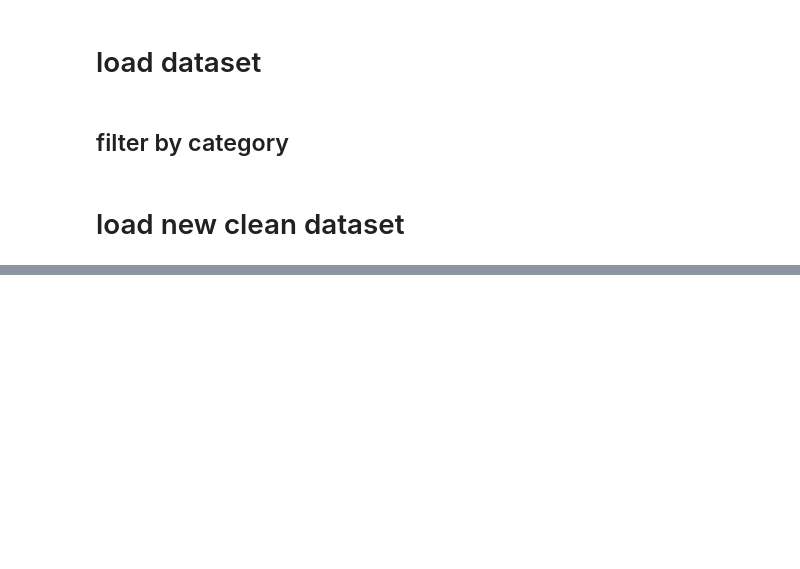
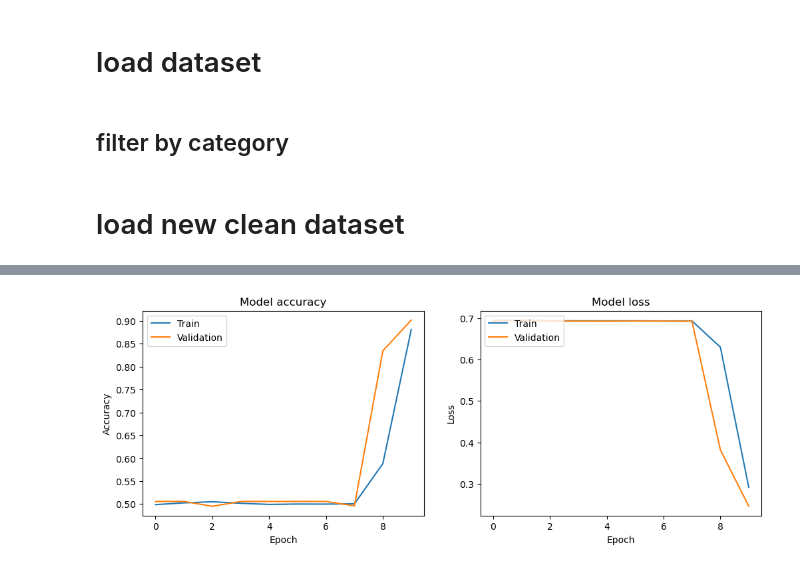
Before and after one commit to riparuk/GRMS, a Jupyter notebook: message_analyze.ipynb, the cells around one changed output, grey strips where cells are left out. Saved outputs shown, nothing was run; the diff lists cells and outputs as text; code cells hidden in the pictures; blank space fills up the shorter version.

Commit message:
clean data for training model, and succesful making model prediction for onsite and not onsite

```diff
--- a/message_analyze.ipynb
+++ b/message_analyze.ipynb
@@ -318,0 +394,4 @@ Top keywords: thank, ok, hello, nice, got, much, good, misunderstand, day, need
+# %%
+# Handle class imbalance using SMOTE
+smote = SMOTE(random_state=42)
+X_res, y_res = smote.fit_resample(X, y)
@@ -318,0 +402,4 @@ Top keywords: thank, ok, hello, nice, got, much, good, misunderstand, day, need
+# %%
+# Split data into training and testing sets
+X_train, X_test, y_train, y_test = train_test_split(X_res, y_res, test_size=0.2, random_state=42)
+len(X_train), len(X_test)
@@ -318,0 +408,9 @@ Top keywords: thank, ok, hello, nice, got, much, good, misunderstand, day, need
+# %%
+# Build LSTM model
+model = Sequential()
+model.add(Embedding(input_dim=5000, output_dim=100, input_length=200))
+model.add(LSTM(128, dropout=0.2, recurrent_dropout=0.2))
+model.add(Dense(1, activation='sigmoid'))
+
+model.compile(loss='binary_crossentropy', optimizer='adam', metrics=['accuracy'])
+model.summary()
@@ -318,0 +433,3 @@ Top keywords: thank, ok, hello, nice, got, much, good, misunderstand, day, need
+# %%
+# Train model
+history = model.fit(X_train, y_train, epochs=10, batch_size=64, validation_split=0.2)
@@ -318,0 +482,25 @@ Top keywords: thank, ok, hello, nice, got, much, good, misunderstand, day, need
+# %%
+import matplotlib.pyplot as plt
+
+# Plot training & validation accuracy values
+plt.figure(figsize=(12, 4))
+plt.subplot(1, 2, 1)
+plt.plot(history.history['accuracy'])
+plt.plot(history.history['val_accuracy'])
+plt.title('Model accuracy')
+plt.ylabel('Accuracy')
+plt.xlabel('Epoch')
+plt.legend(['Train', 'Validation'], loc='upper left')
+
+# Plot training & validation loss values
+plt.subplot(1, 2, 2)
+plt.plot(history.history['loss'])
+plt.plot(history.history['val_loss'])
+plt.title('Model loss')
+plt.ylabel('Loss')
+plt.xlabel('Epoch')
+plt.legend(['Train', 'Validation'], loc='upper left')
+
+plt.show()
+# %% [output]
+[figure, added]
```
Also changed, not shown: parts of 43 cells of this notebook, 1 other file.
